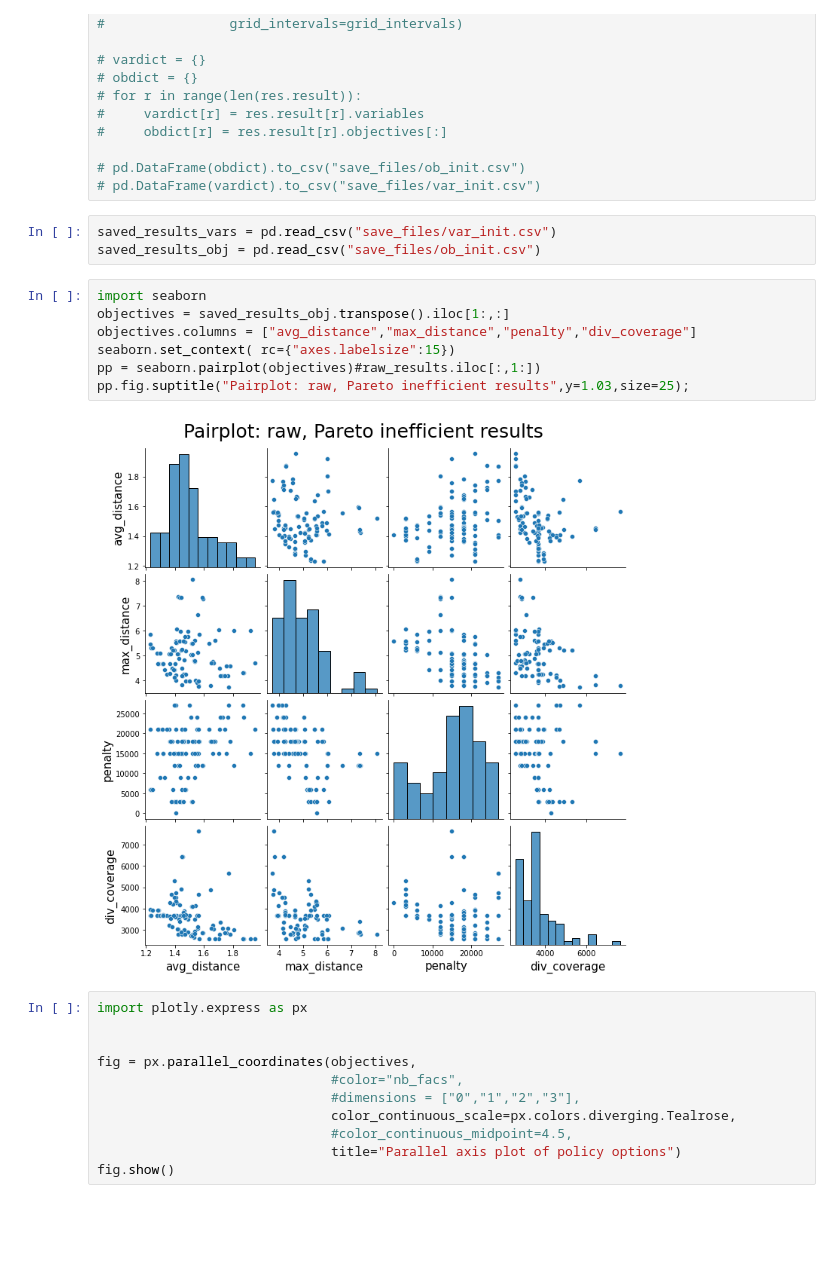
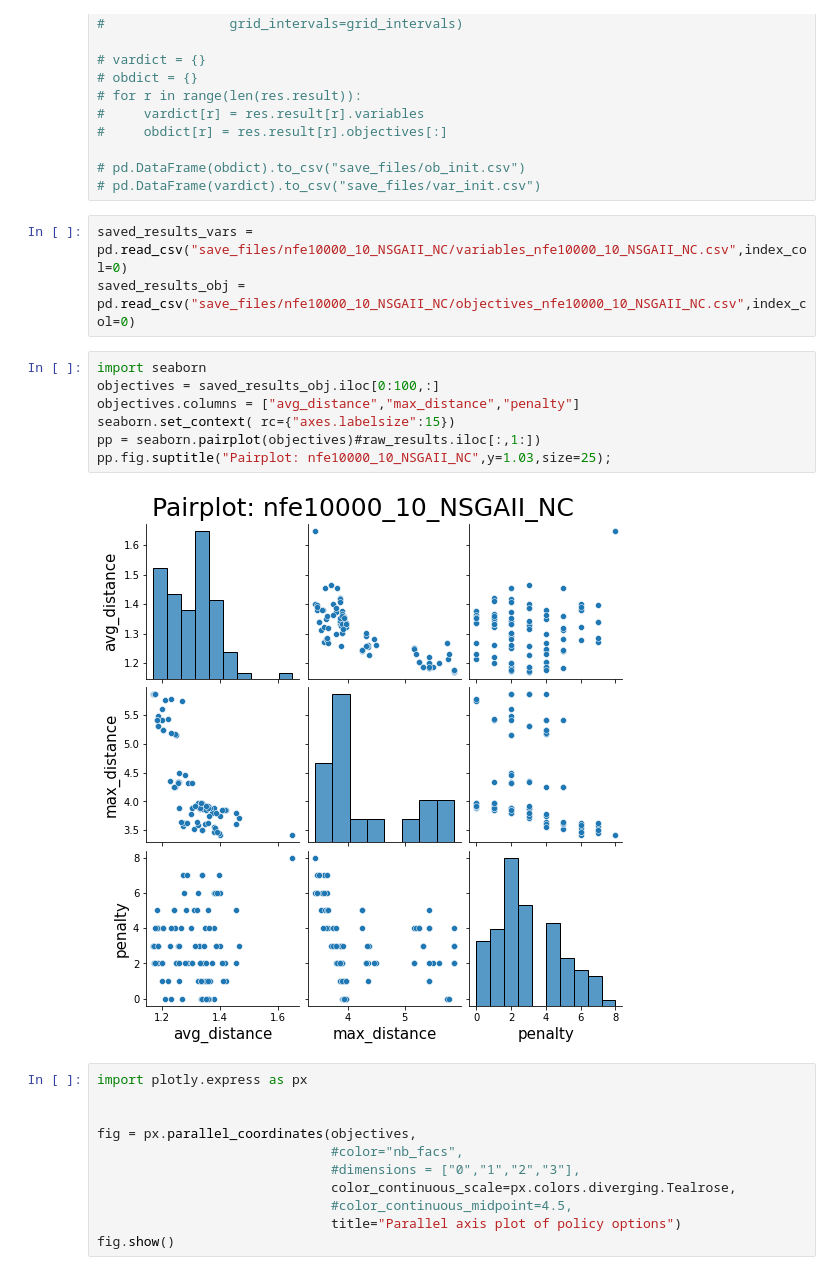
Before and after one commit to daanieo/FATM_opt, a Jupyter notebook: Optimisation.ipynb, the cells around one changed output. Saved outputs shown, nothing was run; the diff lists cells and outputs as text; blank space fills up the shorter version.

```diff
--- a/Optimisation.ipynb
+++ b/Optimisation.ipynb
@@ -22,17 +22,17 @@ grid_intervals = 250
 # pd.DataFrame(obdict).to_csv("save_files/ob_init.csv")
 # pd.DataFrame(vardict).to_csv("save_files/var_init.csv")
 # %%
-saved_results_vars = pd.read_csv("save_files/var_init.csv")
-saved_results_obj = pd.read_csv("save_files/ob_init.csv")
+saved_results_vars = pd.read_csv("save_files/nfe10000_10_NSGAII_NC/variables_nfe10000_10_NSGAII_NC.csv",index_col=0)
+saved_results_obj = pd.read_csv("save_files/nfe10000_10_NSGAII_NC/objectives_nfe10000_10_NSGAII_NC.csv",index_col=0)
 # %%
 import seaborn
-objectives = saved_results_obj.transpose().iloc[1:,:]
-objectives.columns = ["avg_distance","max_distance","penalty","div_coverage"]
+objectives = saved_results_obj.iloc[0:100,:]
+objectives.columns = ["avg_distance","max_distance","penalty"]
 seaborn.set_context( rc={"axes.labelsize":15})
 pp = seaborn.pairplot(objectives)#raw_results.iloc[:,1:])
-pp.fig.suptitle("Pairplot: raw, Pareto inefficient results",y=1.03,size=25);
+pp.fig.suptitle("Pairplot: nfe10000_10_NSGAII_NC",y=1.03,size=25);
 # %% [output]
-[figure, old version]
+[figure, new version]
 # %%
 import plotly.express as px
 
```
Also changed, not shown: parts of 9 cells of this notebook, 3 other files.
